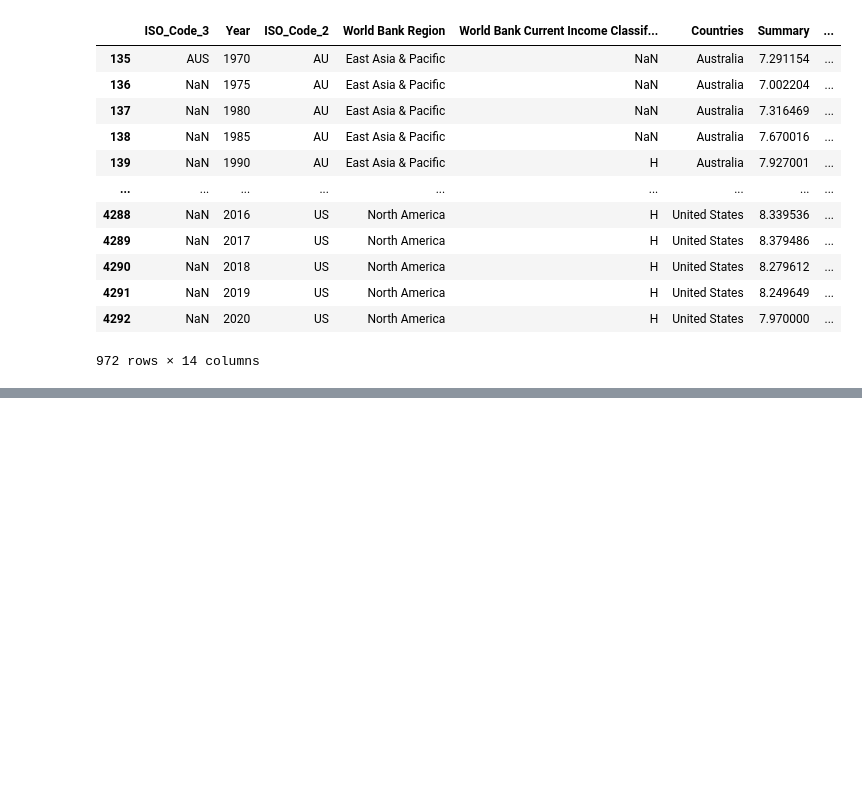
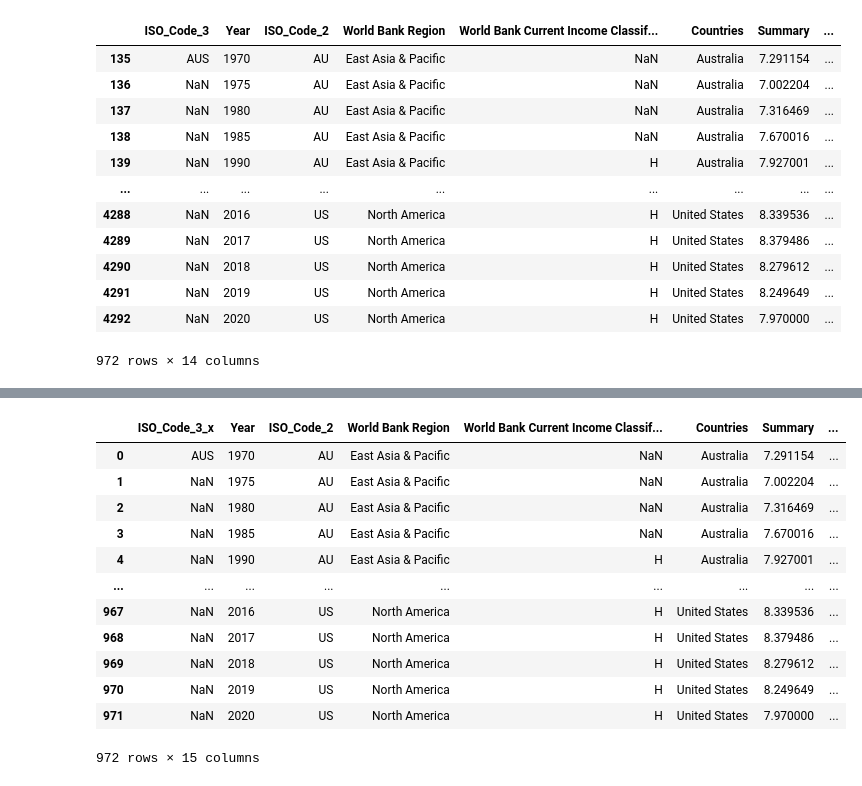
Before and after one commit to MattKrepp1/Econ-411, a Jupyter notebook: At Home Projects/Homework 7 Working with OLS.ipynb, the cells around one changed output, grey strips where cells are left out. Drawn from its saved outputs; the diff is of its cells as text; code cells hidden in the pictures; blank space fills up the shorter version.

```diff
--- a/At Home Projects/Homework 7 Working with OLS.ipynb
+++ b/At Home Projects/Homework 7 Working with OLS.ipynb
@@ -28,0 +74,3 @@ hw_data[hw_data["Countries"].isin(oecd_countries)]
+# %%
+iso = iso[iso["Countries"].isin(oecd_countries)]
+iso
@@ -28,0 +91,3 @@ hw_data[hw_data["Countries"].isin(oecd_countries)]
+# %%
+iso = iso.drop_duplicates()
+iso
@@ -28,0 +112,17 @@ hw_data[hw_data["Countries"].isin(oecd_countries)]
+# %%
+result = pd.merge(hw_data, iso, on="Countries")
+result
+# %% [output]
+|  | ISO_Code_3_x | Year | ISO_Code_2 | World Bank Region | World Bank Current Income Classif... | Countries | Summary | ... |
+| 0 | AUS | 1970 | AU | East Asia & Pacific | NaN | Australia | 7.291154 | ... |
+| 1 | NaN | 1975 | AU | East Asia & Pacific | NaN | Australia | 7.002204 | ... |
+| 2 | NaN | 1980 | AU | East Asia & Pacific | NaN | Australia | 7.316469 | ... |
+| 3 | NaN | 1985 | AU | East Asia & Pacific | NaN | Australia | 7.670016 | ... |
+| 4 | NaN | 1990 | AU | East Asia & Pacific | H | Australia | 7.927001 | ... |
+| ... | ... | ... | ... | ... | ... | ... | ... | ... |
+| 967 | NaN | 2016 | US | North America | H | United States | 8.339536 | ... |
+| 968 | NaN | 2017 | US | North America | H | United States | 8.379486 | ... |
+| 969 | NaN | 2018 | US | North America | H | United States | 8.279612 | ... |
+| 970 | NaN | 2019 | US | North America | H | United States | 8.249649 | ... |
+| 971 | NaN | 2020 | US | North America | H | United States | 7.970000 | ... |
+972 rows × 15 columns
```
Also changed, not shown: parts of 14 cells of this notebook, 9 other files.
